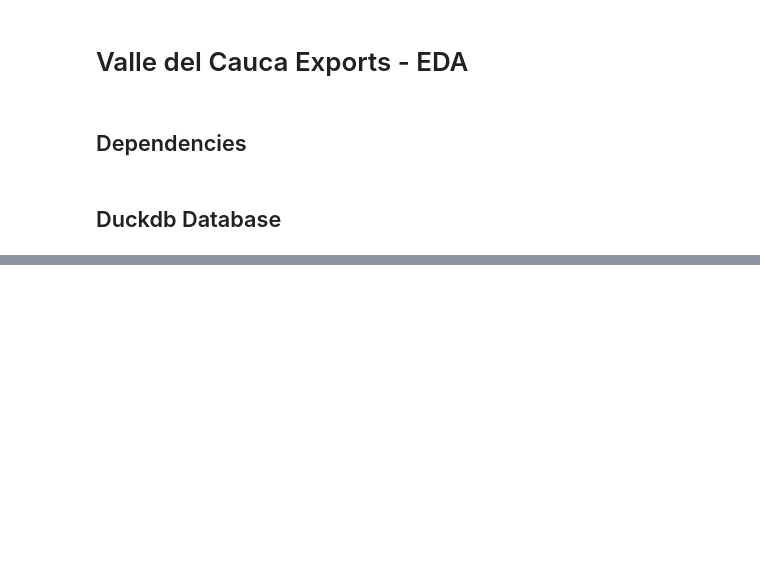
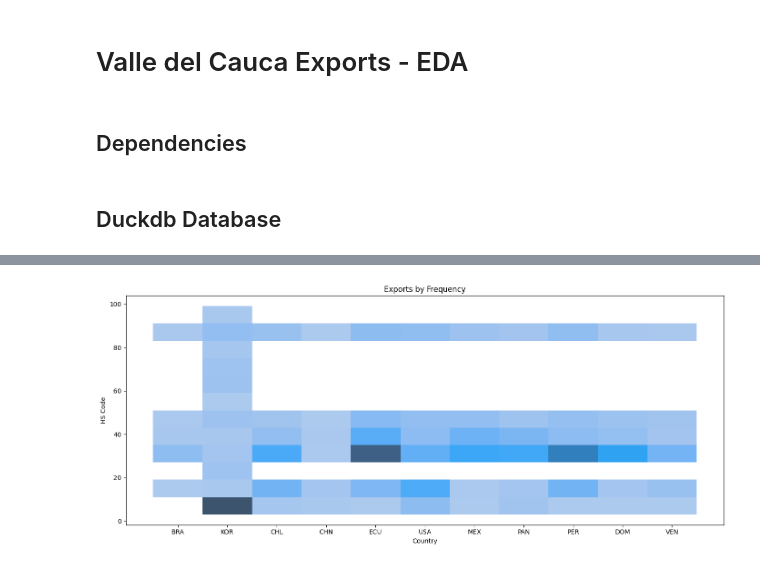
Before and after one commit to belema19/valle-data-pipeline, a Jupyter notebook: transform/eda/exports.ipynb, the cells around one changed output, grey strips where cells are left out. Cells and saved outputs as stored; diff of their text form; code cells hidden in the pictures; blank space fills up the shorter version.

```diff
--- a/transform/eda/exports.ipynb
+++ b/transform/eda/exports.ipynb
@@ -67,0 +85,13 @@ df["POSAR"] = df["POSAR"].astype(dtype=pd.ArrowDtype(pa.uint8()))
+# %%
+fig, ax = plt.subplots(figsize=(14, 6))
+
+sns.histplot(df, x="COD_PAI4", y="POSAR", binwidth=8)
+
+ax.set_title("Exports by Frequency")
+ax.set_xlabel("Country")
+ax.set_ylabel("HS Code")
+
+plt.tight_layout()
+plt.show()
+# %% [output]
+[figure, added]
```
Also changed, not shown: parts of 12 cells of this notebook, 4 other files.
